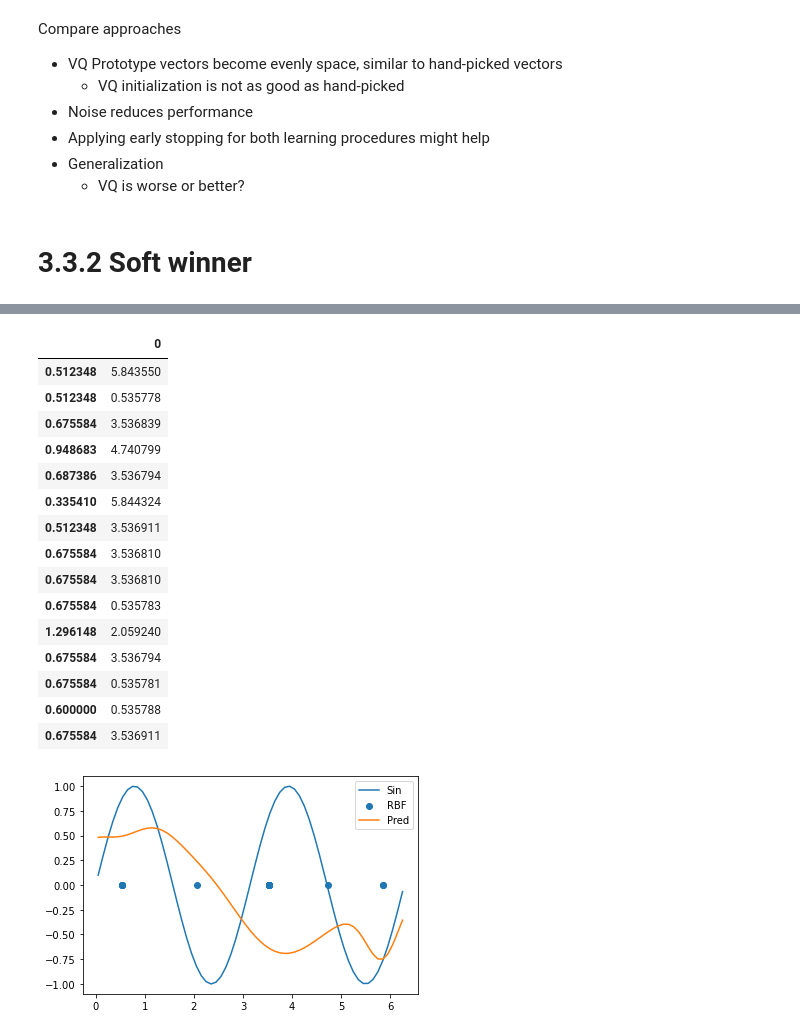
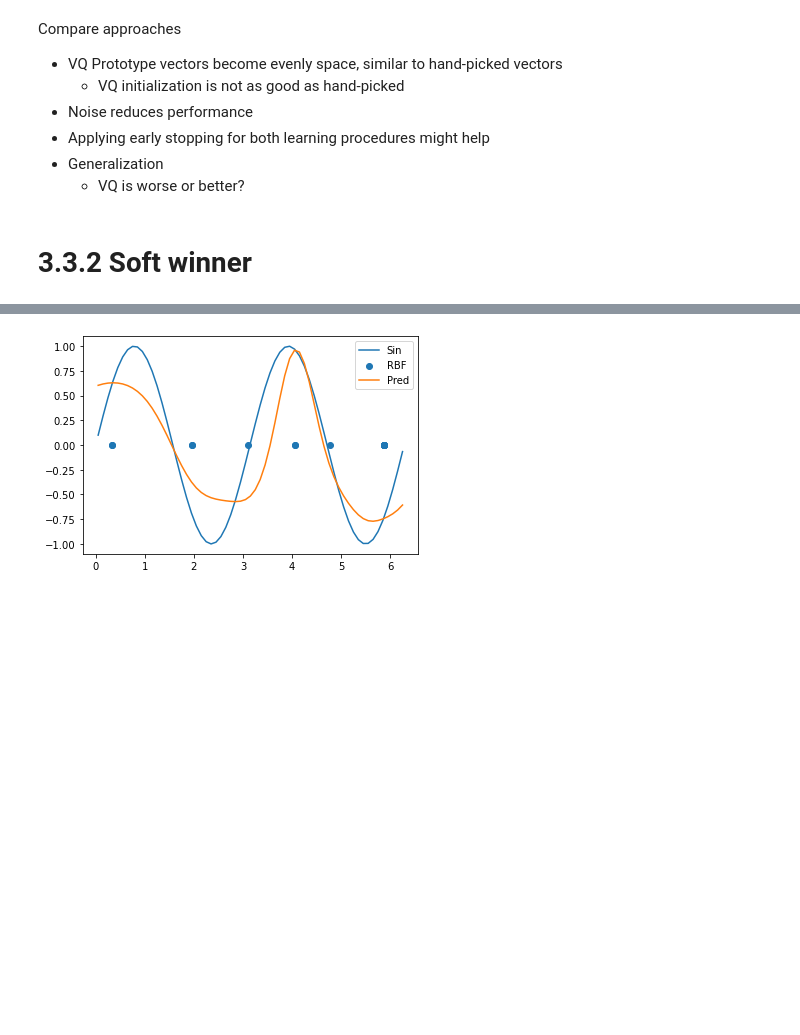
Before and after one commit to KevinArmbruster/ml_lab, a Jupyter notebook: Lab2/Task 3.ipynb, the cells around one changed output, grey strips where cells are left out. Cells and saved outputs as stored; diff of their text form; code cells hidden in the pictures; blank space fills up the shorter version.

Commit message:
init lab 3

```diff
--- a/Lab2/Task 3.ipynb
+++ b/Lab2/Task 3.ipynb
@@ -113,7 +113,7 @@ def plot_rbf_with_data(rbf, X, y):
 # %%
 class RBFNet:
     def __init__(self, kernel_centers=None, kernel_stds=None, k=None,
-                 delta_lr=0.01, cl_lr=0.3, delta_epochs=200, cl_epochs=100):
+                 delta_lr=0.1, cl_lr=0.3, delta_epochs=200, cl_epochs=100):
         self.delta_lr = delta_lr
         self.cl_lr = cl_lr
         self.delta_epochs = delta_epochs
@@ -127,6 +127,7 @@ class RBFNet:
         self.w = self.init_weights()
         self.patience = 10
         self.delta_threshold = 0.0001
+        self.loss_history = []
 
     def rbf_function(self, x, center, std):
         return np.exp(-((x - center) ** 2) / (2 * std ** 2))
@@ -141,11 +142,9 @@ class RBFNet:
 
         rows = []
         for i in range(X.shape[0]):
-            print("X_i", X[i].shape, X[i])
             row = [self.rbf_function(X[i], c, s) for c, s, in zip(self.kernel_centers, self.kernel_stds)]
             rows.append(row)
         phi = np.hstack(rows).T  # vstack does not work :((((((((
-        print("phi", phi.shape)
         assert phi.shape == (X.shape[0], self.k)
         return phi
 
@@ -185,14 +184,16 @@ class RBFNet:
     def init_weights(self):
         self.w = np.random.randn(self.k, 1)
 
-    def fit(self, X, y, rule="perceptron", cl=None):
+    def fit(self, X, y, rule="perceptron", cl=None, vanilla=False):
         # init
         if self.kernel_centers is None:
             if cl is None:
-                self.init_random_prototype_vectors(X)
+                self.init_random_prototype_vectors(X, vanilla)
             else:
-                self.init_rbf_kernels_with_cl(X, cl)
+                self.init_rbf_kernels_with_cl(X, cl, vanilla)
         self.init_weights()
+
+        self.loss_history = []
 
         # learn
         patience = self.patience
@@ -203,6 +204,7 @@ class RBFNet:
 
                 # abort if converged
                 new_error = self.evaluate_residual_error(X, y)
+                self.loss_history.append(new_error)
                 diff = last_error - new_error
                 if diff <= 0 or diff < self.delta_threshold:
                     # worse or small change -> stop if we did not improve over patience epochs
@@ -233,8 +235,8 @@ class RBFNet:
         y_pred = self.predict(X, sign)
         return self.mean_absolute_error(y_pred, y)
 
-    def init_rbf_kernels_with_cl(self, X, mode="hard"):
-        self.init_random_prototype_vectors(X)
+    def init_rbf_kernels_with_cl(self, X, mode="hard", vanilla=False):
+        self.init_random_prototype_vectors(X, vanilla)
 
         for epoch in range(self.cl_epochs):
             if mode == "hard":
@@ -249,7 +251,7 @@ class RBFNet:
                     winner_index = self.get_index_nearest_rbf_kernel(rnd_sample)
                     self.update_neighborhood_of(winner_index, rnd_sample, epoch)
 
-        self.init_kernel_stds(X)
+        self.init_kernel_stds(X, vanilla)
 
     def update_winner(self, winner_index, rnd_sample, factor=1):
         # update prototype vector
@@ -262,7 +264,7 @@ class RBFNet:
         assert dist.shape == (self.k,)
 
         factors = np.array([self.neighborhood_function(d, epoch) for d in dist])
-        print(factors)
+        factors = factors / sum(factors)
         assert factors.shape == (self.k,)
 
         for kernel_i in range(self.k):
@@ -280,17 +282,20 @@ class RBFNet:
         min_index = np.argmin(dist)
         return min_index
 
-    def init_random_prototype_vectors(self, X):
-        rnd_samples = X[np.random.randint(low=len(X), size=self.k)]
-        self.kernel_centers = rnd_samples
-        self.init_kernel_stds(X)
+    def init_random_prototype_vectors(self, X, vanilla=False):
+        if vanilla:
+            self.kernel_centers = np.random.uniform(low=np.min(X), high=np.max(X), size=(self.k, 1))
+        else:
+            rnd_samples = X[np.random.randint(low=len(X), size=self.k)]
+            self.kernel_centers = rnd_samples
+        self.init_kernel_stds(X, vanilla)
 
     def nearest_kernel(self, X):
         distances = np.squeeze(np.abs(X[:, np.newaxis] - self.kernel_centers[np.newaxis, :]))
         closest_kernel = np.argmin(distances, axis=1)
         return closest_kernel
 
-    def init_kernel_stds(self, X):
+    def init_kernel_stds(self, X, vanilla=False):
         fix_stds = False
         stds = []
         closest_kernels = self.nearest_kernel(X)
@@ -306,7 +311,7 @@ class RBFNet:
 
         stds = np.array(stds).reshape(-1, )
 
-        if fix_stds:
+        if fix_stds and not vanilla:
             # set clusters with std = 0 to mean std of other kernels
             mean = np.mean(stds[stds != 0])
             stds[stds == 0] = mean
@@ -1050,7 +743,7 @@ y_pred_train_sin = rbf_vq.fit_and_predict(X_train, y_train_sin, rule="delta", cl
 sin_test_loss = rbf_vq.evaluate_residual_error(X_test, y_test_sin)
 y_pred_test_sin = rbf_vq.predict(X_test)
 
-display(pd.DataFrame(rbf_vq.kernel_centers, rbf_vq.kernel_stds))
+#display(pd.DataFrame(rbf_vq.kernel_centers, rbf_vq.kernel_stds))
 
 plot_rbf_with_data(rbf_vq, X_test, y_test_sin)
 # %% [output]
@@ -1074,17 +767 @@ After Train - Error:  0.6314864386736861
-|  | 0 |
-| 0.512348 | 5.843550 |
-| 0.512348 | 0.535778 |
-| 0.675584 | 3.536839 |
-| 0.948683 | 4.740799 |
-| 0.687386 | 3.536794 |
-| 0.335410 | 5.844324 |
-| 0.512348 | 3.536911 |
-| 0.675584 | 3.536810 |
-| 0.675584 | 3.536810 |
-| 0.675584 | 0.535783 |
-| 1.296148 | 2.059240 |
-| 0.675584 | 3.536794 |
-| 0.675584 | 0.535781 |
-| 0.600000 | 0.535788 |
-| 0.675584 | 3.536911 |
-[figure, old version]
+[figure, new version]
```
Also changed, not shown: parts of 18 cells of this notebook, 4 other files.
